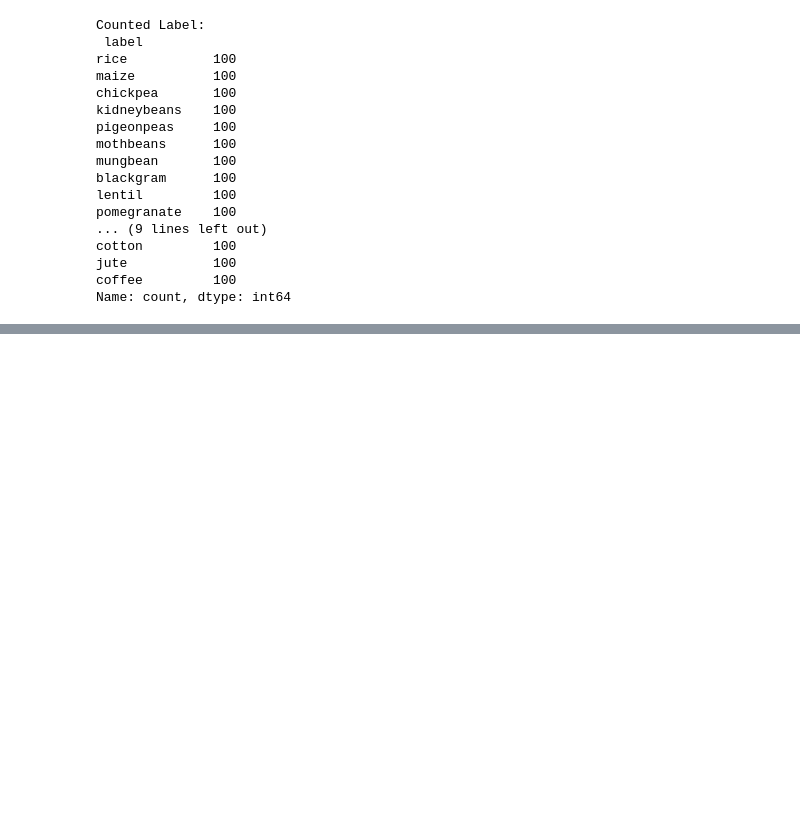
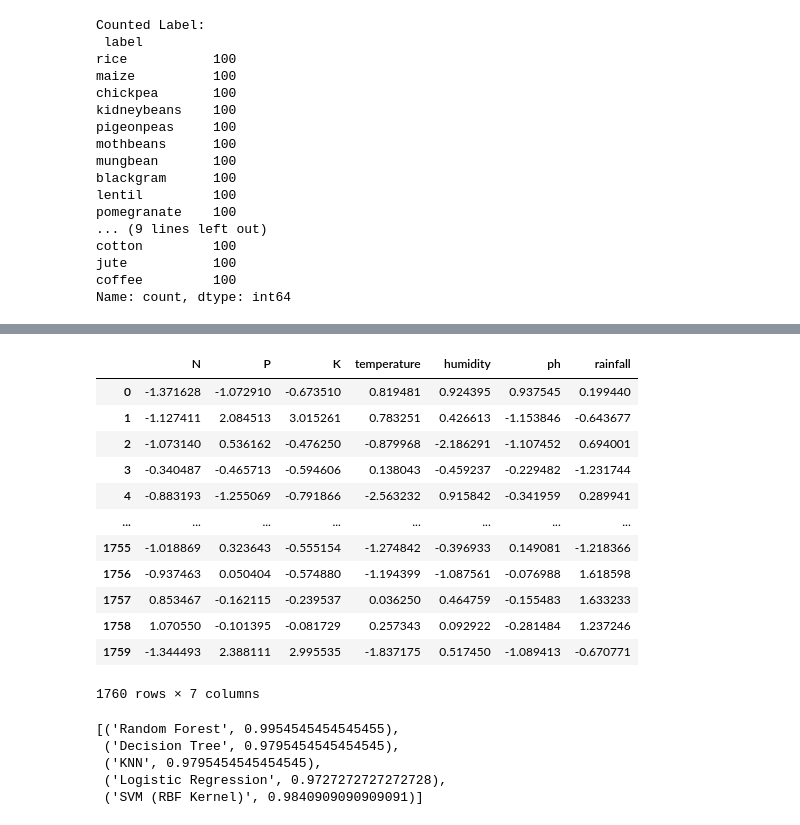
Before and after one commit to maulikcmr05/Crop-Recommendation-Project, a Jupyter notebook: CropRecommendation.ipynb, the cells around one changed output, grey strips where cells are left out. Saved outputs shown, nothing was run; the diff lists cells and outputs as text; code cells hidden in the pictures; blank space fills up the shorter version.

```diff
--- a/CropRecommendation.ipynb
+++ b/CropRecommendation.ipynb
@@ -137,0 +191,22 @@ plt.show()
+# %%
+scaler = StandardScaler()
+x_train_scaled = scaler.fit_transform(x_train)
+x_test_scaled = scaler.transform(x_test)
+# %%
+x_train_scaled_df = pd.DataFrame(x_train_scaled,columns=x_train.columns)
+# %%
+x_train_scaled_df
+# %% [output]
+|  | N | P | K | temperature | humidity | ph | rainfall |
+| 0 | -1.371628 | -1.072910 | -0.673510 | 0.819481 | 0.924395 | 0.937545 | 0.199440 |
+| 1 | -1.127411 | 2.084513 | 3.015261 | 0.783251 | 0.426613 | -1.153846 | -0.643677 |
+| 2 | -1.073140 | 0.536162 | -0.476250 | -0.879968 | -2.186291 | -1.107452 | 0.694001 |
+| 3 | -0.340487 | -0.465713 | -0.594606 | 0.138043 | -0.459237 | -0.229482 | -1.231744 |
+| 4 | -0.883193 | -1.255069 | -0.791866 | -2.563232 | 0.915842 | -0.341959 | 0.289941 |
+| ... | ... | ... | ... | ... | ... | ... | ... |
+| 1755 | -1.018869 | 0.323643 | -0.555154 | -1.274842 | -0.396933 | 0.149081 | -1.218366 |
+| 1756 | -0.937463 | 0.050404 | -0.574880 | -1.194399 | -1.087561 | -0.076988 | 1.618598 |
+| 1757 | 0.853467 | -0.162115 | -0.239537 | 0.036250 | 0.464759 | -0.155483 | 1.633233 |
+| 1758 | 1.070550 | -0.101395 | -0.081729 | 0.257343 | 0.092922 | -0.281484 | 1.237246 |
+| 1759 | -1.344493 | 2.388111 | 2.995535 | -1.837175 | 0.517450 | -1.089413 | -0.670771 |
+1760 rows × 7 columns
@@ -137,0 +235,8 @@ plt.show()
+# %%
+results
+# %% [output]
+[('Random Forest', 0.9954545454545455),
+ ('Decision Tree', 0.9795454545454545),
+ ('KNN', 0.9795454545454545),
+ ('Logistic Regression', 0.9727272727272728),
+ ('SVM (RBF Kernel)', 0.9840909090909091)]
```
Also changed, not shown: parts of 18 cells of this notebook, 8 other files.
